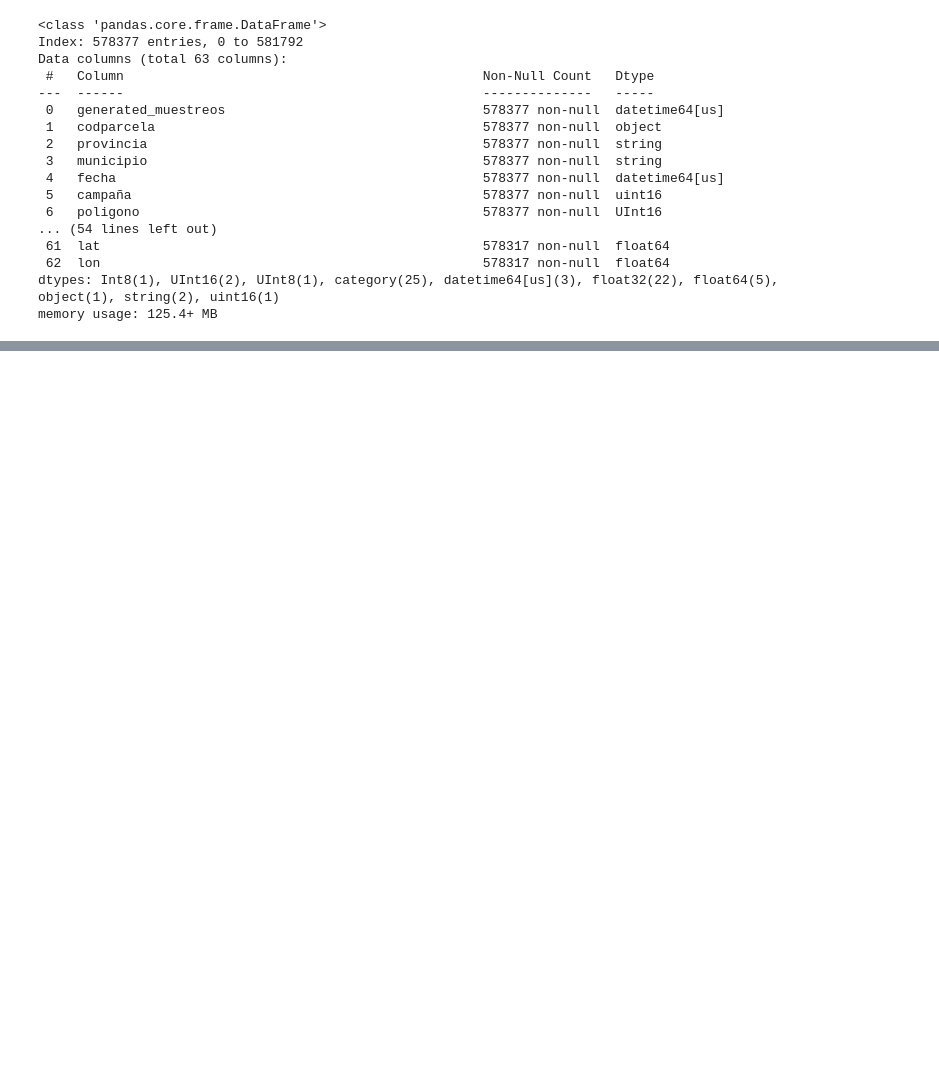
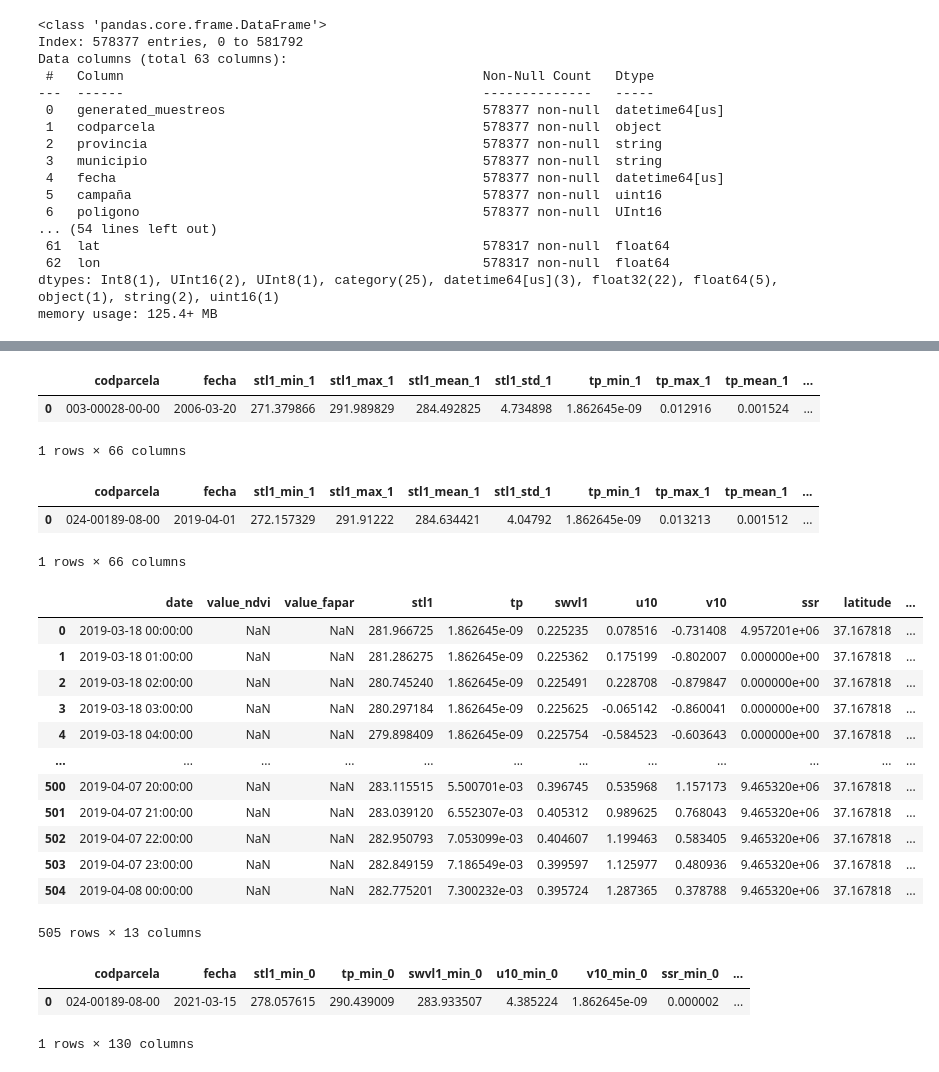
Before and after one commit to Zrive/zrive-ds-4q23-olive, a Jupyter notebook: notebooks/join_meteo.ipynb, the cells around one changed output, grey strips where cells are left out. Saved outputs shown, nothing was run; the diff lists cells and outputs as text; code cells hidden in the pictures; blank space fills up the shorter version.

```diff
--- a/notebooks/join_meteo.ipynb
+++ b/notebooks/join_meteo.ipynb
@@ -38,49 +161,44 @@ memory usage: 125.4+ MB
 # %%
 
-meteo_data_folder = f"{main_data_folder}/clean/final"
+
 
 files = os.listdir(meteo_data_folder)
 
-VARIABLES = ["stl1", "tp", "swvl1", "u10", "v10", "ssr", "value_ndvi", "value_fapar"]
-
-operations = ['min', 'max', 'mean', 'std']
-
-meteo_columns = [f"{variable}_{operation}" for operation in ("min", "max", "mean", "std") for variable in VARIABLES]
 
 
-group_days_in_weeks = lambda days: (days - 1) // 7 + 1
 
-
-n_weeks = 3
+df_concatenado = pd.DataFrame()
 
 for n_files, file in enumerate(files):
 
     filename = file.split(".csv")[0]
-    df1 = pd.read_csv(f"{meteo_data_folder}/{file}", index_col=0, sep="\t", parse_dates=["date"])
+    df_meteo_parcela = pd.read_csv(f"{meteo_data_folder}/{file}", index_col=0, sep="\t", parse_dates=["date"])
     df_subsamples = df_samples[df_samples["codparcela"]==filename]
 
     i = 0
+    flag = 0
+
+    print("Parcela terminada")
 
     for _, row in df_subsamples.iterrows():
 
         fecha_muestra = row["fecha"]
 
-        fecha_end_slice = fecha_muestra - timedelta(7*n_weeks)
+        id_codparcela = row["codparcela"]
 
-        df_datos_muestra = df1[(df1["date"] >= fecha_end_slice) & (df1["date"] <= fecha_muestra)]
+        df_meteo_raw_grouped = group_meteo_data(fecha_muestra, n_weeks, meteo_columns, df_meteo_parcela)
 
-        df_datos_muestra["diff_days_sample"] = (fecha_muestra - df_datos_muestra["date"]).dt.days
+        df_meteo_proccessed = get_meteo_variables(id_codparcela, fecha_muestra, df_meteo_raw_grouped)
 
-        df_datos_muestra["weeks"] = df_datos_muestra["diff_days_sample"].apply(group_days_in_weeks)
+        # Concatenar los DataFrames verticalmente por columnas con nombres de columnas
 
 
-        resultados = df_datos_muestra.groupby("weeks")[VARIABLES].agg(operations)
+
+        if df_concatenado.empty:
+            df_concatenado = df_meteo_proccessed.copy()
+        else:
+            df_concatenado = pd.concat([df_concatenado, df_meteo_proccessed], axis=0, ignore_index=True, keys=['df_concatenado', 'df_meteo_proccessed'])
 
         # # Renombrar las columnas según el patrón "variable_stat"
         # resultados.columns = [f'duracion_dias_{stat}' for stat in resultados.columns]
-
-        resultados.columns = meteo_columns
-
-
-    break
 # %% [output]
@@ -305,0 +256,6 @@ resultados
+# %%
+df_meteo_proccessed
+# %% [output]
+|  | codparcela | fecha | stl1_min_1 | stl1_max_1 | stl1_mean_1 | stl1_std_1 | tp_min_1 | tp_max_1 | tp_mean_1 | ... |
+| 0 | 003-00028-00-00 | 2006-03-20 | 271.379866 | 291.989829 | 284.492825 | 4.734898 | 1.862645e-09 | 0.012916 | 0.001524 | ... |
+1 rows × 66 columns
@@ -305,0 +267,6 @@ resultados
+# %%
+df_2
+# %% [output]
+|  | codparcela | fecha | stl1_min_1 | stl1_max_1 | stl1_mean_1 | stl1_std_1 | tp_min_1 | tp_max_1 | tp_mean_1 | ... |
+| 0 | 024-00189-08-00 | 2019-04-01 | 272.157329 | 291.91222 | 284.634421 | 4.04792 | 1.862645e-09 | 0.013213 | 0.001512 | ... |
+1 rows × 66 columns
@@ -305,0 +275,16 @@ resultados
+# %%
+df_datos_muestra
+# %% [output]
+|  | date | value_ndvi | value_fapar | stl1 | tp | swvl1 | u10 | v10 | ssr | latitude | ... |
+| 0 | 2019-03-18 00:00:00 | NaN | NaN | 281.966725 | 1.862645e-09 | 0.225235 | 0.078516 | -0.731408 | 4.957201e+06 | 37.167818 | ... |
+| 1 | 2019-03-18 01:00:00 | NaN | NaN | 281.286275 | 1.862645e-09 | 0.225362 | 0.175199 | -0.802007 | 0.000000e+00 | 37.167818 | ... |
+| 2 | 2019-03-18 02:00:00 | NaN | NaN | 280.745240 | 1.862645e-09 | 0.225491 | 0.228708 | -0.879847 | 0.000000e+00 | 37.167818 | ... |
+| 3 | 2019-03-18 03:00:00 | NaN | NaN | 280.297184 | 1.862645e-09 | 0.225625 | -0.065142 | -0.860041 | 0.000000e+00 | 37.167818 | ... |
+| 4 | 2019-03-18 04:00:00 | NaN | NaN | 279.898409 | 1.862645e-09 | 0.225754 | -0.584523 | -0.603643 | 0.000000e+00 | 37.167818 | ... |
+| ... | ... | ... | ... | ... | ... | ... | ... | ... | ... | ... | ... |
+| 500 | 2019-04-07 20:00:00 | NaN | NaN | 283.115515 | 5.500701e-03 | 0.396745 | 0.535968 | 1.157173 | 9.465320e+06 | 37.167818 | ... |
+| 501 | 2019-04-07 21:00:00 | NaN | NaN | 283.039120 | 6.552307e-03 | 0.405312 | 0.989625 | 0.768043 | 9.465320e+06 | 37.167818 | ... |
+| 502 | 2019-04-07 22:00:00 | NaN | NaN | 282.950793 | 7.053099e-03 | 0.404607 | 1.199463 | 0.583405 | 9.465320e+06 | 37.167818 | ... |
+| 503 | 2019-04-07 23:00:00 | NaN | NaN | 282.849159 | 7.186549e-03 | 0.399597 | 1.125977 | 0.480936 | 9.465320e+06 | 37.167818 | ... |
+| 504 | 2019-04-08 00:00:00 | NaN | NaN | 282.775201 | 7.300232e-03 | 0.395724 | 1.287365 | 0.378788 | 9.465320e+06 | 37.167818 | ... |
+505 rows × 13 columns
@@ -305,0 +323,6 @@ resultados
+# %%
+df
+# %% [output]
+|  | codparcela | fecha | stl1_min_0 | tp_min_0 | swvl1_min_0 | u10_min_0 | v10_min_0 | ssr_min_0 | ... |
+| 0 | 024-00189-08-00 | 2021-03-15 | 278.057615 | 290.439009 | 283.933507 | 4.385224 | 1.862645e-09 | 0.000002 | ... |
+1 rows × 130 columns
```
Also changed, not shown: parts of 12 cells of this notebook, 2 other files.
